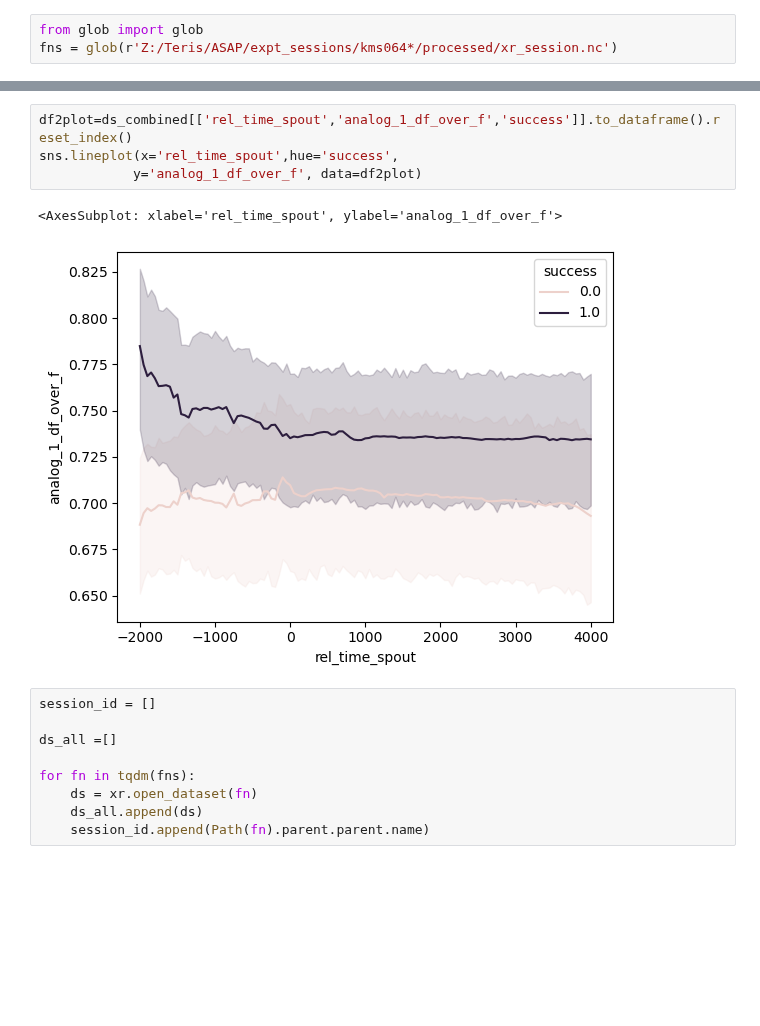
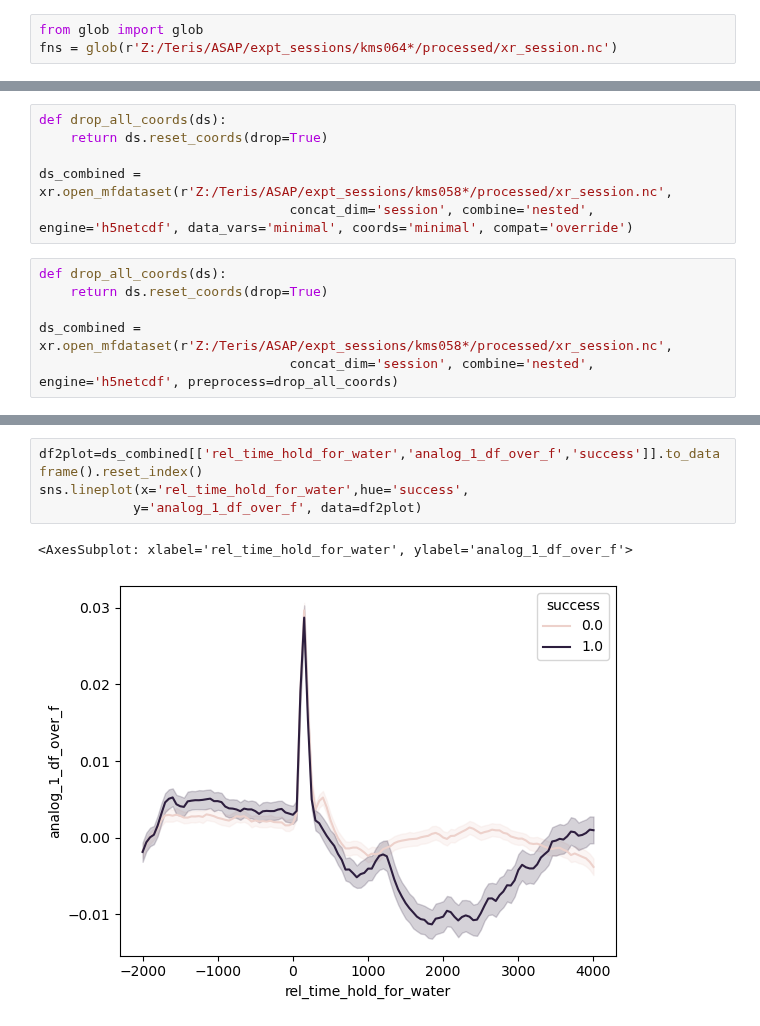
Before and after one commit to juliencarponcy/trialexp, a Jupyter notebook: notebooks/workflow/multi_session_analysis.ipynb, the cells around one changed output, grey strips where cells are left out. Cells and saved outputs as stored; diff of their text form; blank space fills up the shorter version.

Commit message:
add script for multi-session analysis

```diff
--- a/notebooks/workflow/multi_session_analysis.ipynb
+++ b/notebooks/workflow/multi_session_analysis.ipynb
@@ -47,0 +29,12 @@ Data variables: (12/26)
+# %%
+def drop_all_coords(ds):
+    return ds.reset_coords(drop=True)
+
+ds_combined = xr.open_mfdataset(r'Z:/Teris/ASAP/expt_sessions/kms058*/processed/xr_session.nc',
+                                concat_dim='session', combine='nested', engine='h5netcdf', data_vars='minimal', coords='minimal', compat='override')
+# %%
+def drop_all_coords(ds):
+    return ds.reset_coords(drop=True)
+
+ds_combined = xr.open_mfdataset(r'Z:/Teris/ASAP/expt_sessions/kms058*/processed/xr_session.nc',
+                                concat_dim='session', combine='nested', engine='h5netcdf', preprocess=drop_all_coords)
@@ -48,19 +186,10 @@ Data variables: (12/26)
 # %%
-df2plot=ds_combined[['rel_time_spout','analog_1_df_over_f','success']].to_dataframe().reset_index()
-sns.lineplot(x='rel_time_spout',hue='success',
+df2plot=ds_combined[['rel_time_hold_for_water','analog_1_df_over_f','success']].to_dataframe().reset_index()
+sns.lineplot(x='rel_time_hold_for_water',hue='success',
             y='analog_1_df_over_f', data=df2plot)
 # %% [output]
-<AxesSubplot: xlabel='rel_time_spout', ylabel='analog_1_df_over_f'>
+<AxesSubplot: xlabel='rel_time_hold_for_water', ylabel='analog_1_df_over_f'>
-[figure, old version]
+[figure, new version]
-# %%
-session_id = []
-
-ds_all =[]
-
-for fn in tqdm(fns):
-    ds = xr.open_dataset(fn)
-    ds_all.append(ds)
-    session_id.append(Path(fn).parent.parent.name)
 # %%
 ds_combined = xr.concat(ds_all, pd.Index(session_id, name='session_id'), data_vars=['analog_1_df_over_f'])
 # %% [output]
```
Also changed, not shown: parts of 20 cells of this notebook, 2 other files.
